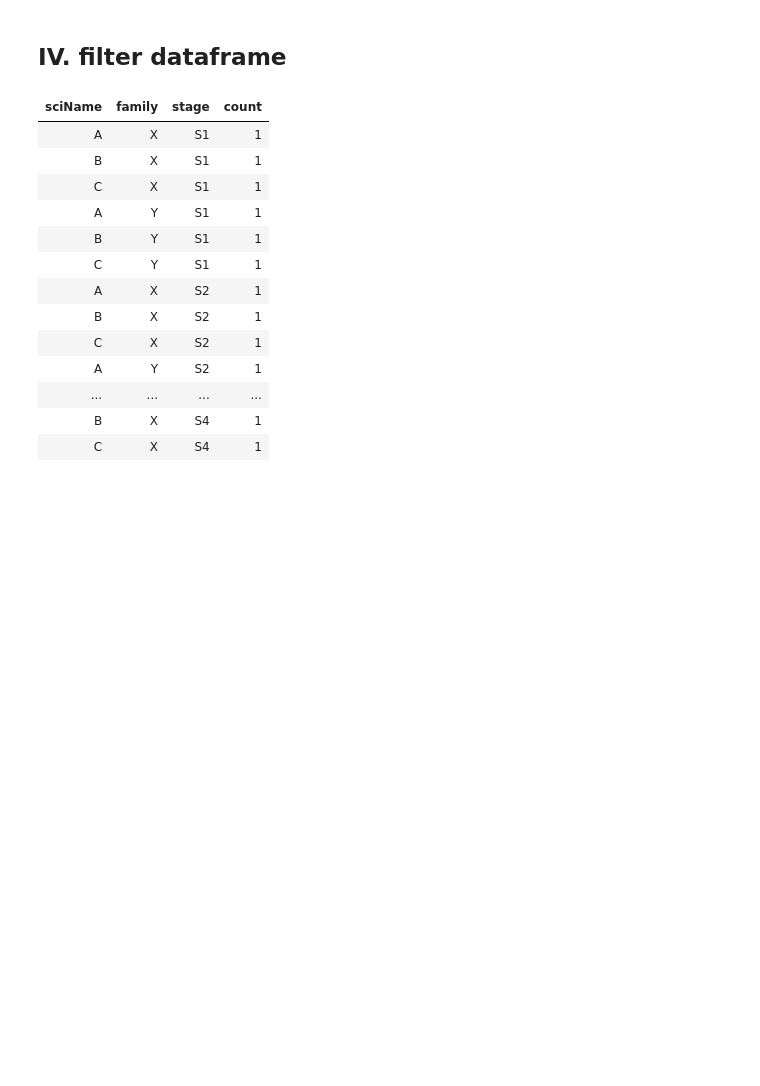
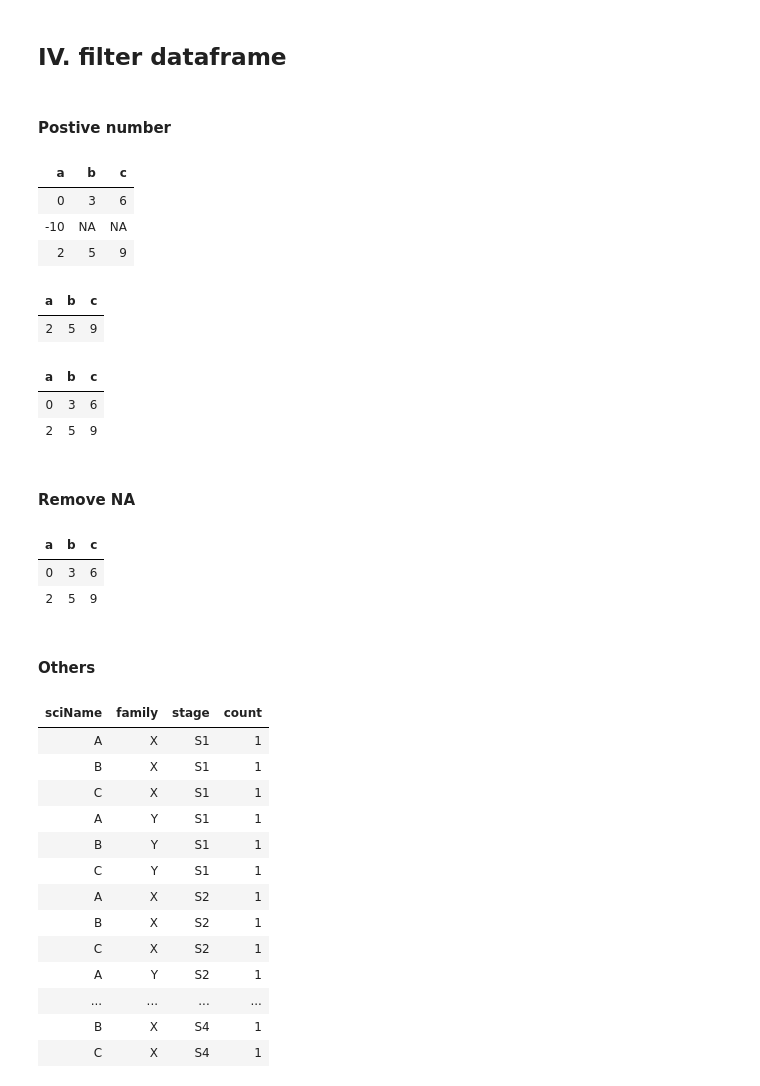
Before and after one commit to tuantla80/R-Shiny-Apps, a Jupyter notebook: R_Examples/Dataframe.ipynb, the cells around one changed output. Cells and saved outputs as stored; diff of their text form; code cells hidden in the pictures; blank space fills up the shorter version.

```diff
--- a/R_Examples/Dataframe.ipynb
+++ b/R_Examples/Dataframe.ipynb
@@ -425,6 +562,37 @@ bind_rows(df1, df3)  # from the dplyr library
 | 10 | NA | 13 |
 # %% [markdown]
 ## IV. filter dataframe
+# %% [markdown]
+#### Postive number
+# %%
+df1 <- data.frame(a = c(0,-10,2), b = c(3, NA, 5), c = c(6, NA, 9))
+df1
+# %% [output]
+| a | b | c |
+| 0 | 3 | 6 |
+| -10 | NA | NA |
+| 2 | 5 | 9 |
+# %%
+df1 %>% filter(a > 0)
+# %% [output]
+| a | b | c |
+| 2 | 5 | 9 |
+# %%
+df1 %>% filter(b > 0)  #filter >0 also remove NA
+# %% [output]
+| a | b | c |
+| 0 | 3 | 6 |
+| 2 | 5 | 9 |
+# %% [markdown]
+#### Remove NA
+# %%
+df1 %>% filter(!is.na(b))
+# %% [output]
+| a | b | c |
+| 0 | 3 | 6 |
+| 2 | 5 | 9 |
+# %% [markdown]
+#### Others
 # %%
 library(dplyr)
 
```
Also changed, not shown: parts of 20 cells of this notebook.
